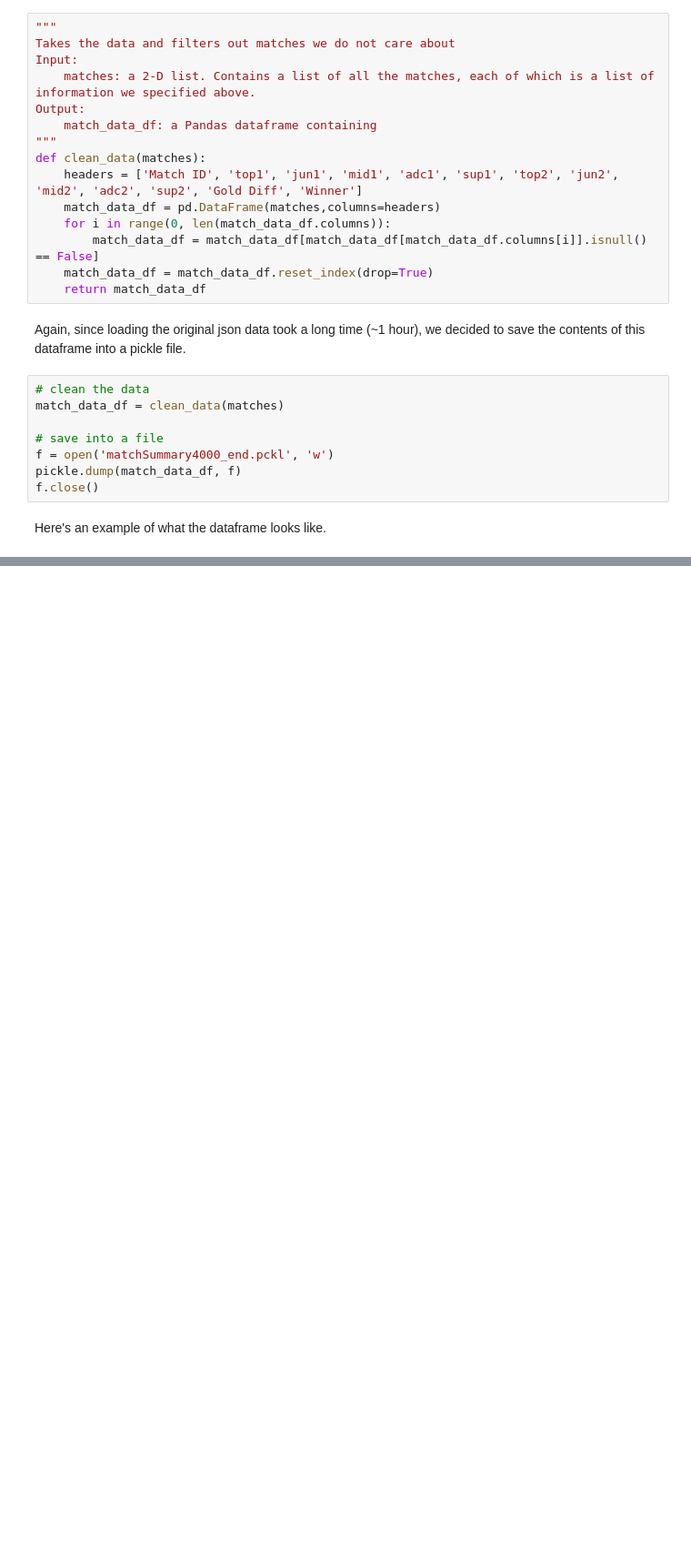
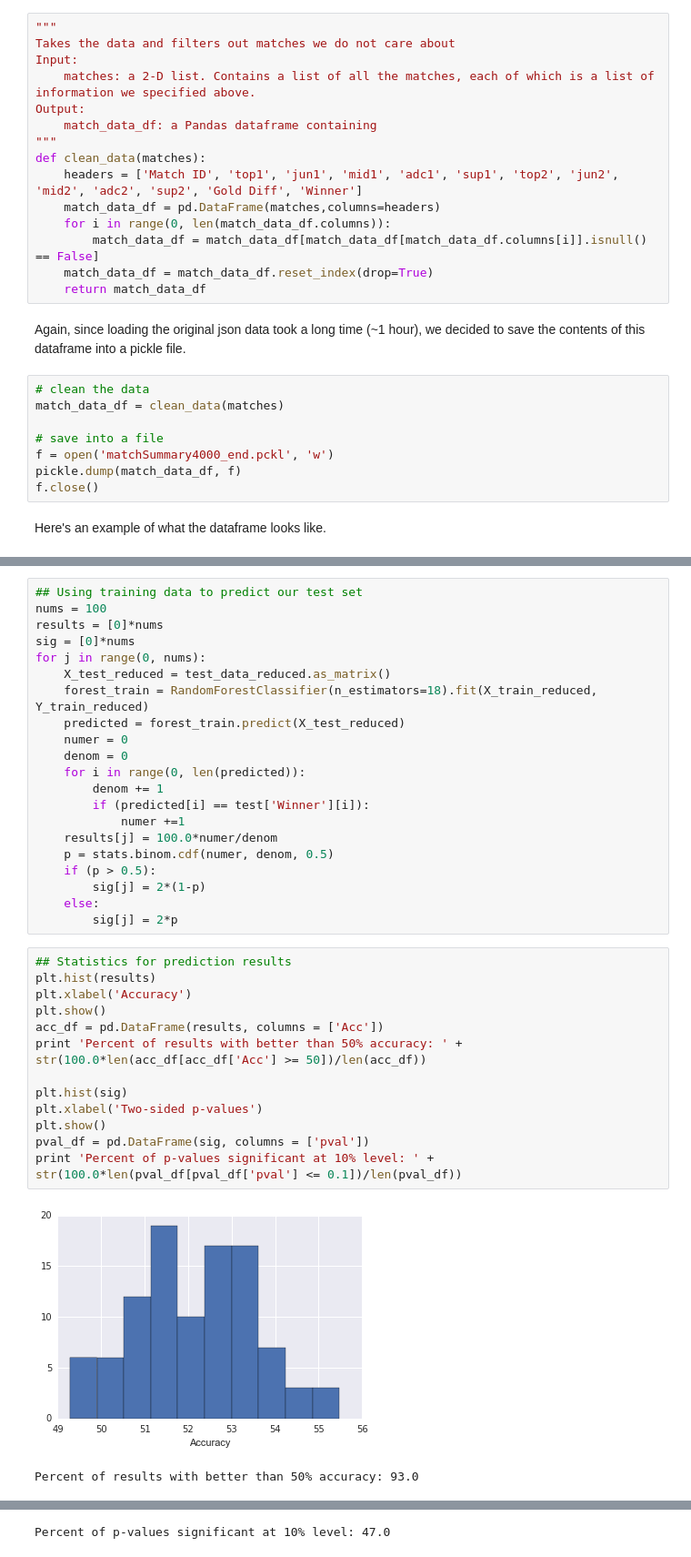
Before and after one commit to georgewu2/cs109-project, a Jupyter notebook: DataOfLegends.ipynb, the cells around one changed output, grey strips where cells are left out. Shown: that part at 91% size. Drawn from its saved outputs; the diff is of its cells as text; blank space fills up the shorter version.

```diff
--- a/DataOfLegends.ipynb
+++ b/DataOfLegends.ipynb
@@ -783,0 +704,37 @@ newlist
+# %%
+## Using training data to predict our test set
+nums = 100
+results = [0]*nums
+sig = [0]*nums
+for j in range(0, nums):
+    X_test_reduced = test_data_reduced.as_matrix()
+    forest_train = RandomForestClassifier(n_estimators=18).fit(X_train_reduced, Y_train_reduced)
+    predicted = forest_train.predict(X_test_reduced)
+    numer = 0
+    denom = 0
+    for i in range(0, len(predicted)):
+        denom += 1
+        if (predicted[i] == test['Winner'][i]):
+            numer +=1
+    results[j] = 100.0*numer/denom
+    p = stats.binom.cdf(numer, denom, 0.5)
+    if (p > 0.5):
+        sig[j] = 2*(1-p)
+    else:
+        sig[j] = 2*p
+# %%
+## Statistics for prediction results
+plt.hist(results)
+plt.xlabel('Accuracy')
+plt.show()
+acc_df = pd.DataFrame(results, columns = ['Acc'])
+print 'Percent of results with better than 50% accuracy: ' + str(100.0*len(acc_df[acc_df['Acc'] >= 50])/len(acc_df))
+
+plt.hist(sig)
+plt.xlabel('Two-sided p-values')
+plt.show()
+pval_df = pd.DataFrame(sig, columns = ['pval'])
+print 'Percent of p-values significant at 10% level: ' + str(100.0*len(pval_df[pval_df['pval'] <= 0.1])/len(pval_df))
+# %% [output]
+[figure, added]
+Percent of results with better than 50% accuracy: 93.0
@@ -783,0 +742 @@ newlist
+Percent of p-values significant at 10% level: 47.0
```
Also changed, not shown: parts of 79 cells of this notebook, 1 other file.
